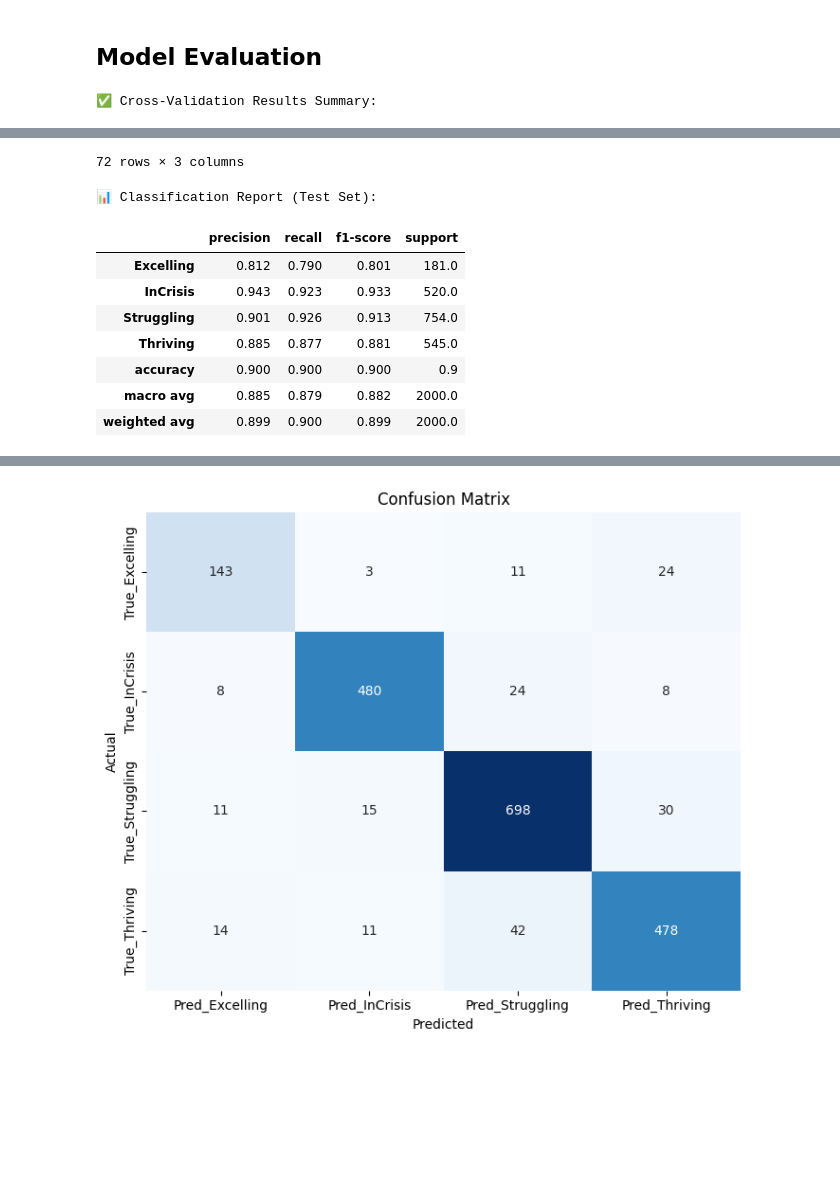
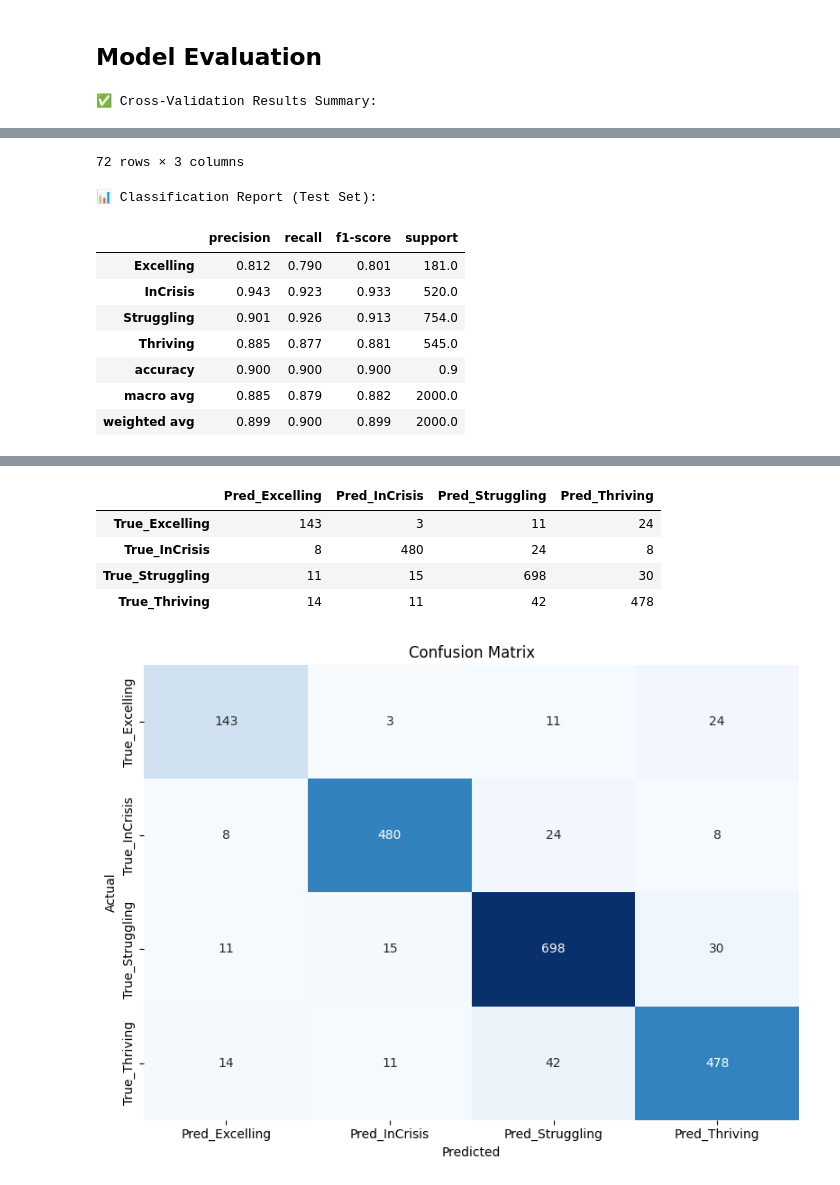
Before and after one commit to majiinB/Heron-wellnest-ml-model, a Jupyter notebook: notebooks/classification/xg-boosted.ipynb, the cells around one changed output, grey strips where cells are left out. Drawn from its saved outputs; the diff is of its cells as text; code cells hidden in the pictures; blank space fills up the shorter version.

Commit message:
upated model evaluation

```diff
--- a/notebooks/classification/xg-boosted.ipynb
+++ b/notebooks/classification/xg-boosted.ipynb
@@ -187,9 +187,55 @@ report_df = pd.DataFrame(report_dict).T
 print("\n📊 Classification Report (Test Set):\n")
 display(report_df.round(3))
 
-# --- Balanced Accuracy ---
-bal_acc = balanced_accuracy_score(y_test_labels, y_pred_labels)
-print(f"\n⚖️ Balanced Accuracy: {bal_acc:.4f}")
+# --- Key Performance Metrics ---
+from sklearn.metrics import accuracy_score, precision_score, recall_score, f1_score
+
+accuracy = accuracy_score(y_test_labels, y_pred_labels)
+balanced_acc = balanced_accuracy_score(y_test_labels, y_pred_labels)
+precision_macro = precision_score(y_test_labels, y_pred_labels, average='macro', zero_division=0)
+recall_macro = recall_score(y_test_labels, y_pred_labels, average='macro', zero_division=0)
+f1_macro = f1_score(y_test_labels, y_pred_labels, average='macro', zero_division=0)
+mcc = matthews_corrcoef(y_test_labels, y_pred_labels)
+
+# ROC AUC (multiclass)
+from sklearn.preprocessing import label_binarize
+y_test_binarized = label_binarize(y_test, classes=range(len(class_names)))
+y_pred_proba = grid_search_xgb.predict_proba(X_test)
+roc_auc = roc_auc_score(y_test_binarized, y_pred_proba, average='macro', multi_class='ovr')
+
+# Display metrics in a clean table
+metrics_df = pd.DataFrame({
+    'Metric': [
+        'Accuracy',
+        'Balanced Accuracy',
+        'Precision (Macro)',
+        'Recall (Macro)',
+        'F1-Score (Macro)',
+        'ROC AUC (Macro)',
+        'Matthews Correlation Coefficient'
+    ],
+    'Score': [
+        accuracy,
+        balanced_acc,
+        precision_macro,
+        recall_macro,
+        f1_macro,
+        roc_auc,
+        mcc
+    ]
+})
+
+print("\n🎯 Key Performance Metrics:\n")
+display(metrics_df.round(4))
+
+print("\n📝 Metric Explanations:")
+print("• Accuracy: Overall correctness (can be misleading with imbalanced data)")
+print("• Balanced Accuracy: Average of recall per class (better for imbalanced data)")
+print("• Precision (Macro): Average precision across all classes (unweighted)")
+print("• Recall (Macro): Average recall across all classes (unweighted)")
+print("• F1-Score (Macro): Harmonic mean of precision and recall (unweighted)")
+print("• ROC AUC: Area under ROC curve (measures class separability)")
+print("• MCC: Correlation between predictions and truth (-1 to +1, accounts for imbalance)")
 
 # --- Confusion Matrix ---
 cm = confusion_matrix(y_test_labels, y_pred_labels, labels=class_names)
@@ -202,32 +248,13 @@ cm_df = pd.DataFrame(
 print("\n🔎 Confusion Matrix:\n")
 display(cm_df)
 
-plt.figure(figsize=(7,6))
+plt.figure(figsize=(8,6))
 sns.heatmap(cm_df, annot=True, fmt='d', cmap='Blues', cbar=False)
 plt.title("Confusion Matrix")
 plt.xlabel("Predicted")
 plt.ylabel("Actual")
 plt.tight_layout()
 plt.show()
-
-# --- Shuffled Labels Baseline ---
-from sklearn.utils import shuffle
-baseline_model = XGBClassifier(class_weight='balanced', random_state=42)
-
-y_shuffled = shuffle(y_train, random_state=42)
-baseline_model.fit(X_train, y_shuffled)
-y_pred_shuffled = baseline_model.predict(X_test)
-
-y_pred_shuffled_labels = le.inverse_transform(y_pred_shuffled)
-
-baseline_report_dict = classification_report(
-    y_test_labels, y_pred_shuffled_labels,
-    labels=class_names, output_dict=True, zero_division=0
-)
-baseline_report_df = pd.DataFrame(baseline_report_dict).T
-
-print("\n🌀 Classification Report (Shuffled Labels Baseline):\n")
-display(baseline_report_df.round(3))
 # %% [output]
 ✅ Cross-Validation Results Summary:
 |  | mean_test_score | std_test_score | params |
@@ -263 +301,6 @@ display(baseline_report_df.round(3))
+|  | Pred_Excelling | Pred_InCrisis | Pred_Struggling | Pred_Thriving |
+| True_Excelling | 143 | 3 | 11 | 24 |
+| True_InCrisis | 8 | 480 | 24 | 8 |
+| True_Struggling | 11 | 15 | 698 | 30 |
+| True_Thriving | 14 | 11 | 42 | 478 |
-[figure, old version]
+[figure, new version]
```
Also changed, not shown: parts of 6 cells of this notebook, 2 other files.
